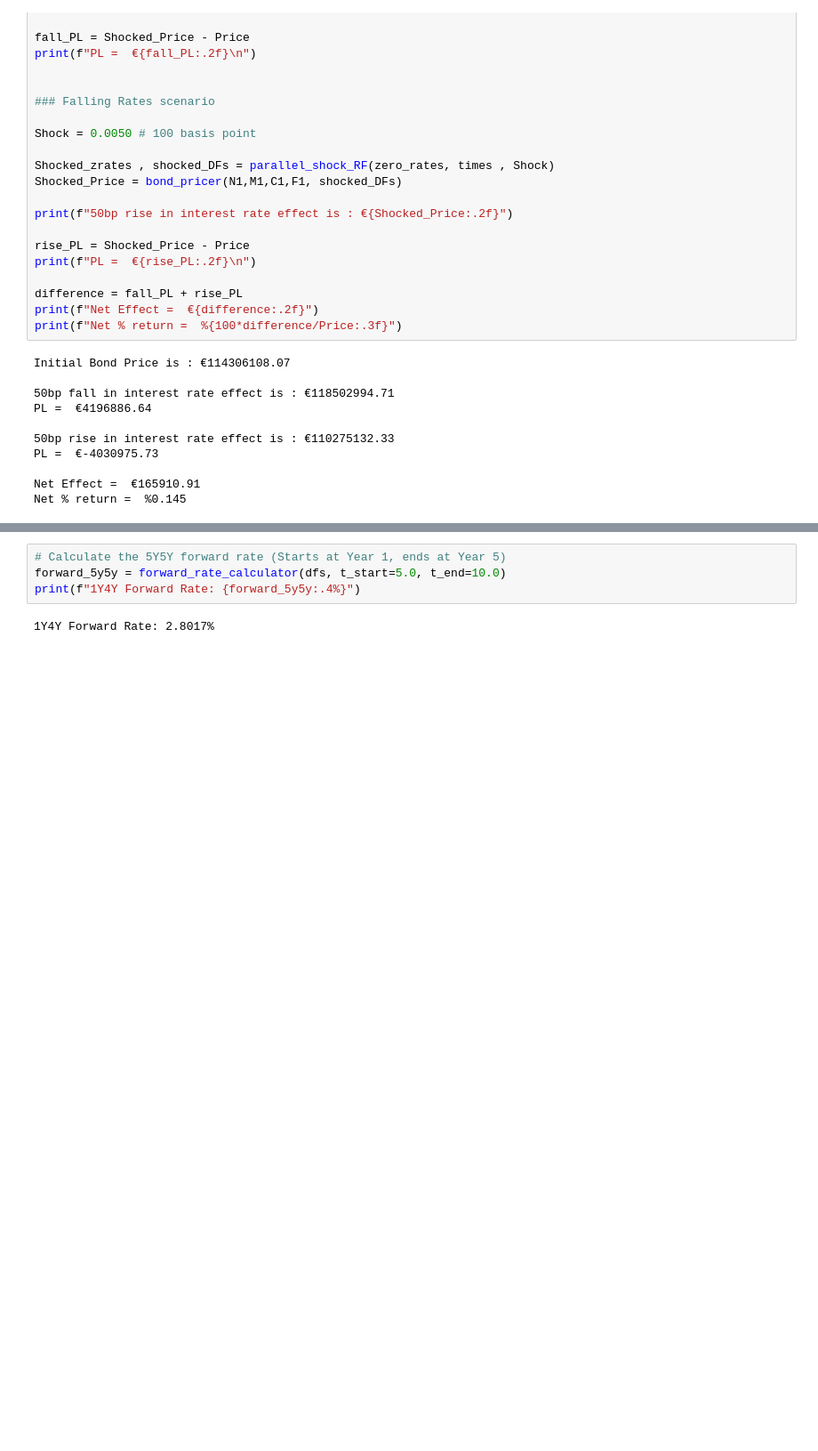
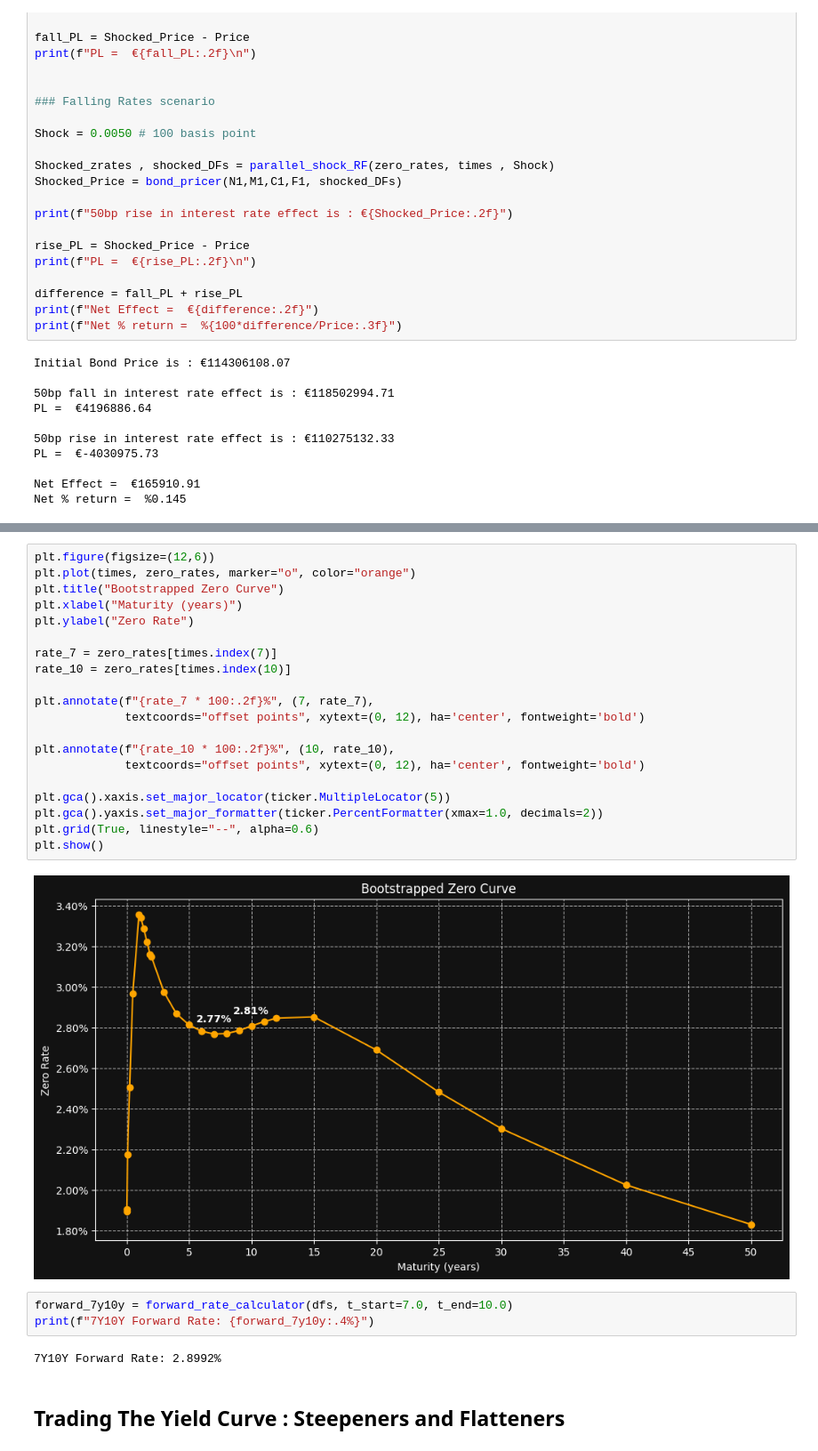
Before and after one commit to Smael-olk/Fixed_Income, a Jupyter notebook: main.ipynb, the cells around one changed output, grey strips where cells are left out. Shown at 89% size. Saved outputs shown, nothing was run; the diff lists cells and outputs as text; blank space fills up the shorter version.

Commit message:
Forward rate and spread calculator

```diff
--- a/main.ipynb
+++ b/main.ipynb
@@ -271,6 +290,29 @@ In practice when we think about carry,  we look at it as a breakeven measure in
+# %%
+plt.figure(figsize=(12,6))
+plt.plot(times, zero_rates, marker="o", color="orange")
+plt.title("Bootstrapped Zero Curve")
+plt.xlabel("Maturity (years)")
+plt.ylabel("Zero Rate")
+
+rate_7 = zero_rates[times.index(7)]
+rate_10 = zero_rates[times.index(10)]
+
+plt.annotate(f"{rate_7 * 100:.2f}%", (7, rate_7),
+             textcoords="offset points", xytext=(0, 12), ha='center', fontweight='bold')
+
+plt.annotate(f"{rate_10 * 100:.2f}%", (10, rate_10),
+             textcoords="offset points", xytext=(0, 12), ha='center', fontweight='bold')
+
+plt.gca().xaxis.set_major_locator(ticker.MultipleLocator(5))
+plt.gca().yaxis.set_major_formatter(ticker.PercentFormatter(xmax=1.0, decimals=2))
+plt.grid(True, linestyle="--", alpha=0.6)
+plt.show()
+# %% [output]
+[figure, added]
 # %%
-# Calculate the 5Y5Y forward rate (Starts at Year 1, ends at Year 5)
-forward_5y5y = forward_rate_calculator(dfs, t_start=5.0, t_end=10.0)
-print(f"1Y4Y Forward Rate: {forward_5y5y:.4%}")
+forward_7y10y = forward_rate_calculator(dfs, t_start=7.0, t_end=10.0)
+print(f"7Y10Y Forward Rate: {forward_7y10y:.4%}")
 # %% [output]
-1Y4Y Forward Rate: 2.8017%
+7Y10Y Forward Rate: 2.8992%
+# %% [markdown]
+## Trading The Yield Curve : Steepeners and Flatteners
```
Also changed, not shown: parts of 5 cells of this notebook.
